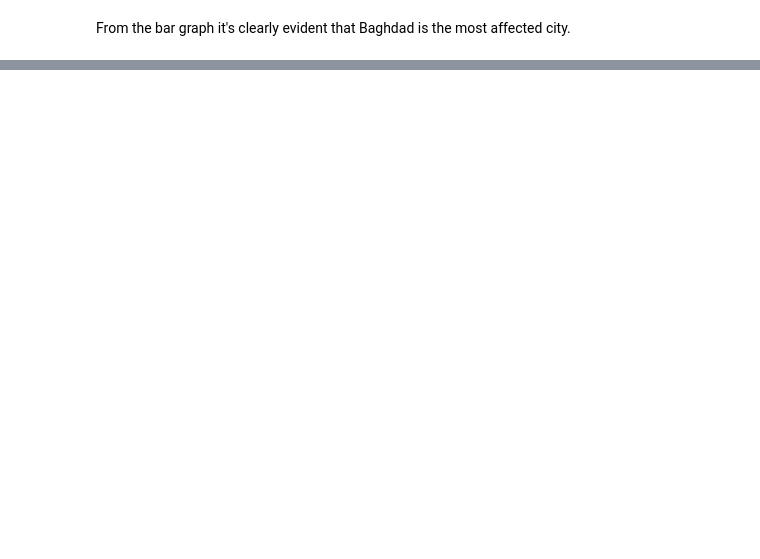
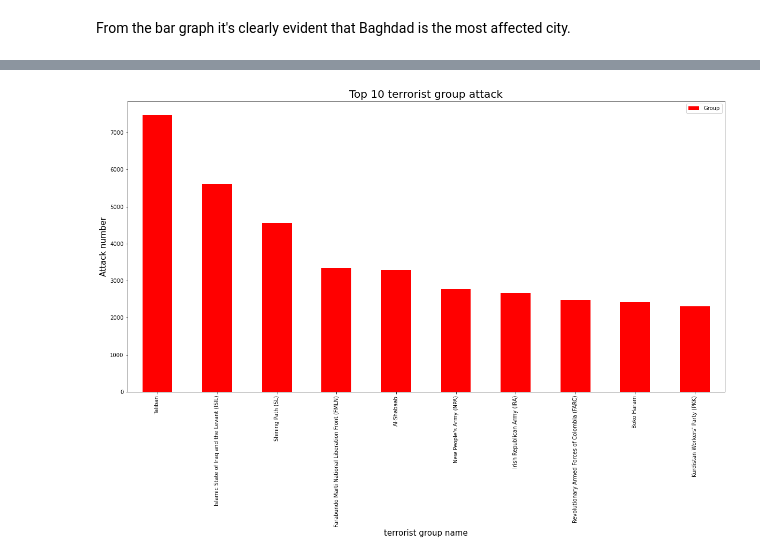
Before and after one commit to tanmaygadre/TSF_EDA_Terrorism, a Jupyter notebook: Exploratory Data Analysis on Terrorism.ipynb, the cells around one changed output, grey strips where cells are left out. Drawn from its saved outputs; the diff is of its cells as text; code cells hidden in the pictures; blank space fills up the shorter version.

```diff
--- a/Exploratory Data Analysis on Terrorism.ipynb
+++ b/Exploratory Data Analysis on Terrorism.ipynb
@@ -300,0 +272,9 @@ From the bar graph it's clearly evident that Baghdad is the most affected city.
+# %%
+#Top 10 Terrorist Group Attack
+df['Group'].value_counts().to_frame().drop('Unknown').head(10).plot(kind='bar',color='red',figsize=(20,10))
+plt.title("Top 10 terrorist group attack",fontsize=20)
+plt.xlabel("terrorist group name",fontsize=15)
+plt.ylabel("Attack number",fontsize=15)
+plt.show()
+# %% [output]
+[figure, added]
```
Also changed, not shown: parts of 14 cells of this notebook.
